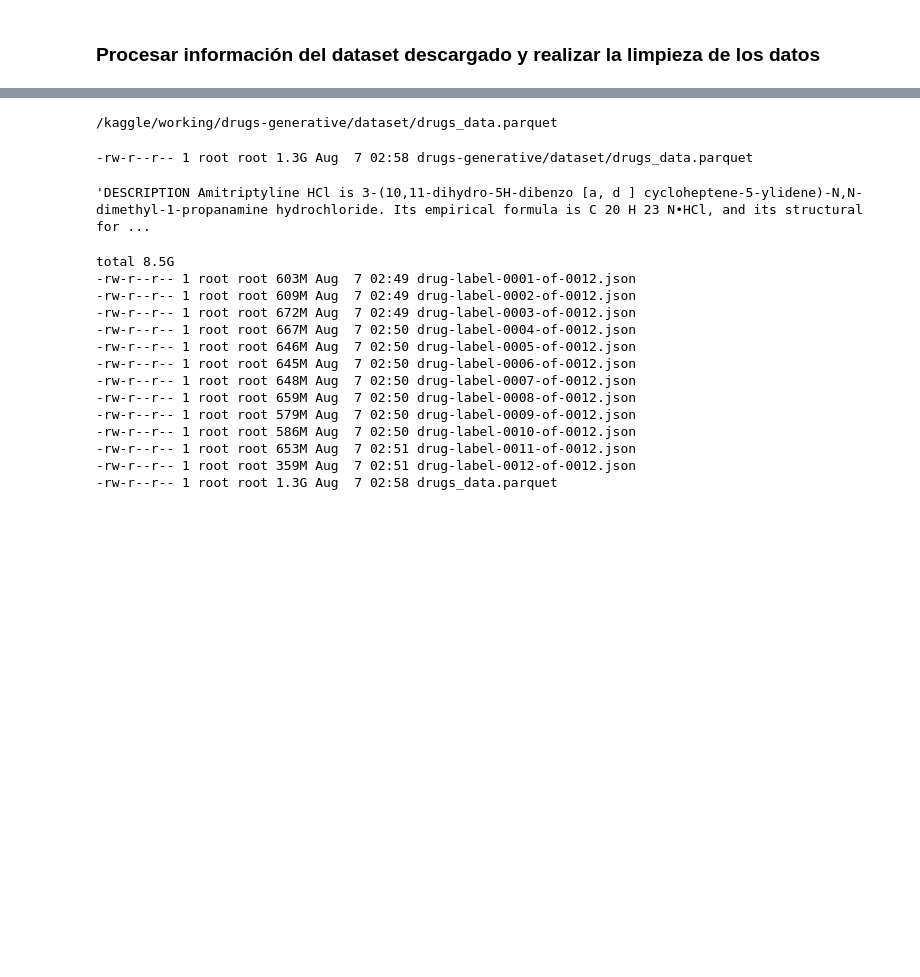
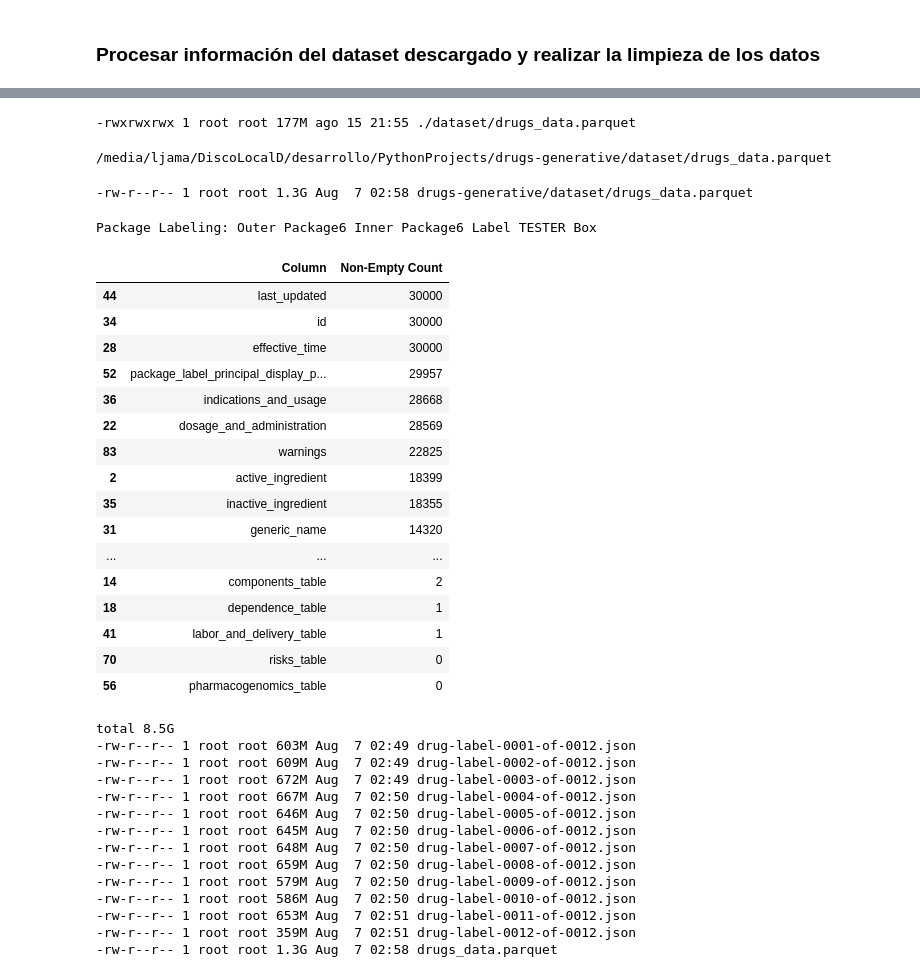
Before and after one commit to ljham/TFM-drugsGenerative, a Jupyter notebook: _load_dataset.ipynb, the cells around one changed output, grey strips where cells are left out. Drawn from its saved outputs; the diff is of its cells as text; code cells hidden in the pictures; blank space fills up the shorter version.

```diff
--- a/_load_dataset.ipynb
+++ b/_load_dataset.ipynb
@@ -127,7 +127,6 @@ try:
     url_dataset = project.get('url_dataset') if(project is not None and project.get('url_dataset')) else None
     chunk_size = project.get('chunk_size') if(project is not None and project.get('chunk_size')) else None
     file_name_data_parquet = project.get('file_name_data_parquet') if(project is not None and project.get('file_name_data_parquet')) else None
-    file_name_column_parquet = project.get('file_name_column_parquet') if(project is not None and project.get('file_name_column_parquet')) else None
     open_fda_columns = yaml_data.get('OpenFDA',{}) if(yaml_data is not None and yaml_data.get('OpenFDA',{})) else None
 
 
@@ -160,8 +159,6 @@ try:
         raise Exception('No se ha definido la variable de configuración del proyecto : chunk_size')
     elif(file_name_data_parquet is None):
         raise Exception('No se ha definido la variable de configuración del proyecto : file_name_data_parquet')
-    elif(file_name_column_parquet is None):
-        raise Exception('No se ha definido la variable de configuración del proyecto : file_name_column_parquet')
     elif(open_fda_columns is None):
         raise Exception('No se ha definido la variable de configuración del proyecto : open_fda_columns')
 
@@ -188,6 +185,10 @@ try:
     # Define variables de entorno y variables globales
     DATASET_FOLDER = project_name + '/dataset'
 
+    # Define la ruta y el nombre para almacenar y cargar el archivo parquet
+    DATA_OUTPUT_PARQUET_FILE = DATASET_FOLDER + '/' + file_name_data_parquet
+
+
      # Crea directorio para almacenar los datasets
     if not(os.path.exists(DATASET_FOLDER)):
         !mkdir -p {DATASET_FOLDER}
@@ -583,7 +595,8 @@ Total Batch size: 6116.39 MB => 5.97 GB
 # %%
 # Leer el contenido de cada archivo JSON
-data_output_parquet_file = DATASET_FOLDER + '/' + file_name_data_parquet
-FileLink(data_output_parquet_file)
+!ls -lrth $data_output_parquet_file
+FileLink(DATA_OUTPUT_PARQUET_FILE)
 # %% [output]
-/kaggle/working/drugs-generative/dataset/drugs_data.parquet
+-rwxrwxrwx 1 root root 177M ago 15 21:55 ./dataset/drugs_data.parquet
+/media/ljama/DiscoLocalD/desarrollo/PythonProjects/drugs-generative/dataset/drugs_data.parquet
 # %%
@@ -591,6 +603,41 @@ FileLink(data_output_parquet_file)
 #!rm -R drugs-generative/dataset/*.parquet
 # %% [output]
 -rw-r--r-- 1 root root 1.3G Aug  7 02:58 drugs-generative/dataset/drugs_data.parquet
+# %%
+df_drugs = pd.read_parquet(DATA_OUTPUT_PARQUET_FILE)
+# %%
+print(df_drugs.iloc[2345]['package_label_principal_display_panel'])
+# %% [output]
+Package Labeling: Outer Package6 Inner Package6 Label TESTER Box
+# %%
+# Contar la cantidad de valores no vacíos (non-empty) por columna
+non_empty_counts = df_drugs.apply(lambda x: x != '').sum()
+
+# Crear un DataFrame con el resultado y ordenar
+columns_info = non_empty_counts.reset_index()
+columns_info.columns = ['Column', 'Non-Empty Count']
+columns_info = columns_info.sort_values(by='Non-Empty Count', ascending=False)
+
+with pd.option_context('display.max_rows', None, 'display.max_columns', None):
+    display(columns_info)
+# %% [output]
+|  | Column | Non-Empty Count |
+| 44 | last_updated | 30000 |
+| 34 | id | 30000 |
+| 28 | effective_time | 30000 |
+| 52 | package_label_principal_display_p... | 29957 |
+| 36 | indications_and_usage | 28668 |
+| 22 | dosage_and_administration | 28569 |
+| 83 | warnings | 22825 |
+| 2 | active_ingredient | 18399 |
+| 35 | inactive_ingredient | 18355 |
+| 31 | generic_name | 14320 |
+| ... | ... | ... |
+| 14 | components_table | 2 |
+| 18 | dependence_table | 1 |
+| 41 | labor_and_delivery_table | 1 |
+| 70 | risks_table | 0 |
+| 56 | pharmacogenomics_table | 0 |
 # %%
 # Ejemplo de estructura json dataset openFDA
 
@@ -793,7 +839,3 @@ df_drugs = pd.read_parquet(data_output_parquet_file)
-# %%
-df_drugs['description'][2765]
-# %% [output]
-'DESCRIPTION Amitriptyline HCl is 3-(10,11-dihydro-5H-dibenzo [a, d ] cycloheptene-5-ylidene)-N,N-dimethyl-1-propanamine hydrochloride. Its empirical formula is C 20 H 23 N•HCl, and its structural for ...
 # %%
 !ls -lrth $DATASET_FOLDER
 !rm -R $DATASET_FOLDER/*.json
```
Also changed, not shown: parts of 6 cells of this notebook, 1 other file.
